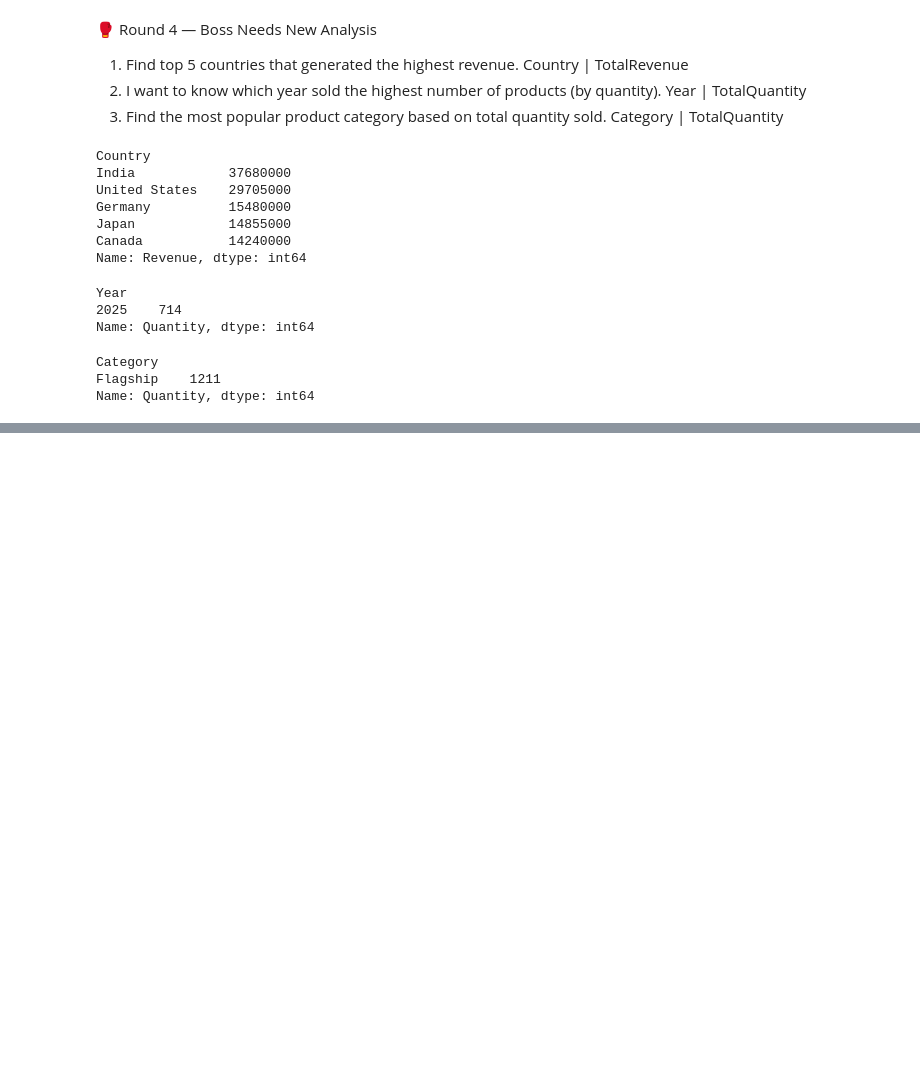
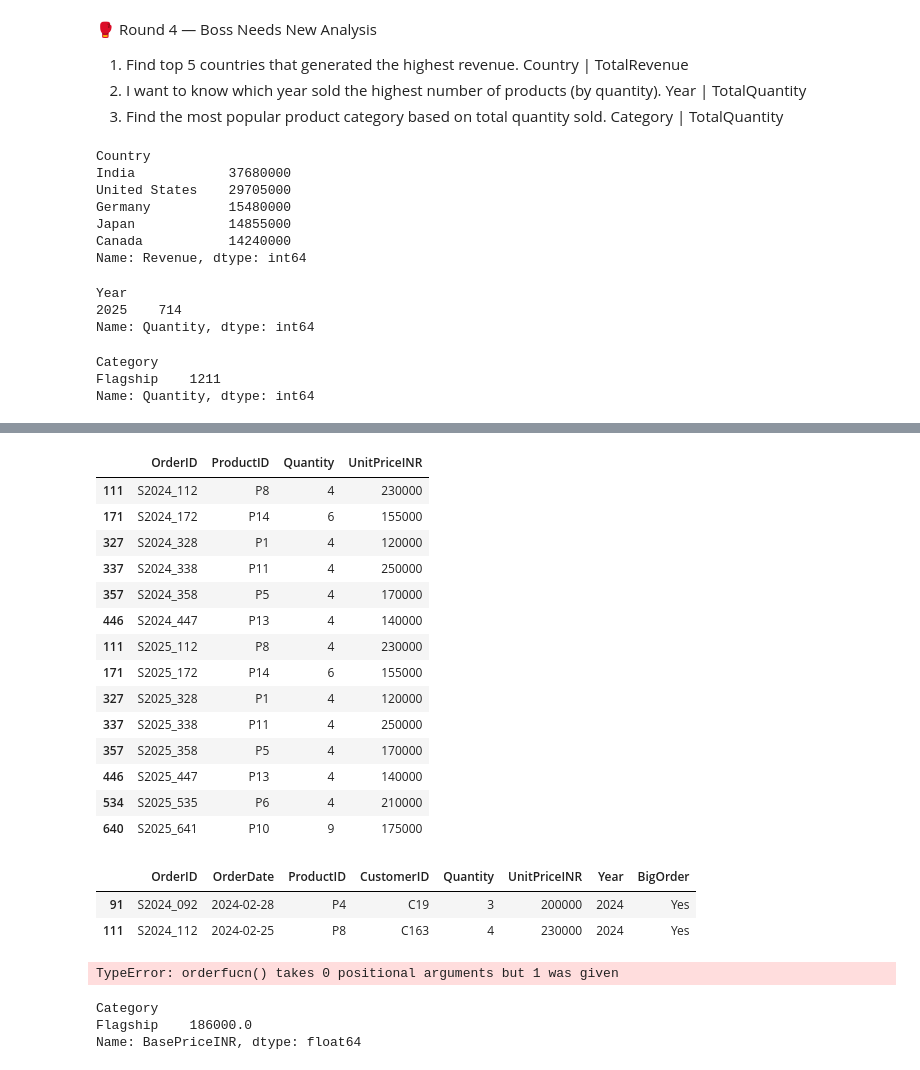
Before and after one commit to KartikGawade17/IEM-HOUSE-Data-Analysis-PANDAS, a Jupyter notebook: iem_analysis.ipynb, the cells around one changed output, grey strips where cells are left out. Saved outputs shown, nothing was run; the diff lists cells and outputs as text; code cells hidden in the pictures; blank space fills up the shorter version.

```diff
--- a/iem_analysis.ipynb
+++ b/iem_analysis.ipynb
@@ -313,0 +330,19 @@ Name: Quantity, dtype: int64
+# %%
+#1
+sales_data[sales_data['Quantity'] > 3] [["OrderID","ProductID","Quantity","UnitPriceINR"]]
+# %% [output]
+|  | OrderID | ProductID | Quantity | UnitPriceINR |
+| 111 | S2024_112 | P8 | 4 | 230000 |
+| 171 | S2024_172 | P14 | 6 | 155000 |
+| 327 | S2024_328 | P1 | 4 | 120000 |
+| 337 | S2024_338 | P11 | 4 | 250000 |
+| 357 | S2024_358 | P5 | 4 | 170000 |
+| 446 | S2024_447 | P13 | 4 | 140000 |
+| 111 | S2025_112 | P8 | 4 | 230000 |
+| 171 | S2025_172 | P14 | 6 | 155000 |
+| 327 | S2025_328 | P1 | 4 | 120000 |
+| 337 | S2025_338 | P11 | 4 | 250000 |
+| 357 | S2025_358 | P5 | 4 | 170000 |
+| 446 | S2025_447 | P13 | 4 | 140000 |
+| 534 | S2025_535 | P6 | 4 | 210000 |
+| 640 | S2025_641 | P10 | 9 | 175000 |
@@ -313,0 +353,24 @@ Name: Quantity, dtype: int64
+# %%
+sales_data[sales_data['BigOrder'] == "Yes"].head(2)
+# %% [output]
+|  | OrderID | OrderDate | ProductID | CustomerID | Quantity | UnitPriceINR | Year | BigOrder |
+| 91 | S2024_092 | 2024-02-28 | P4 | C19 | 3 | 200000 | 2024 | Yes |
+| 111 | S2024_112 | 2024-02-25 | P8 | C163 | 4 | 230000 | 2024 | Yes |
+# %%
+#2
+def orderfucn():
+    if sales_data["Quantity"] >= 3:
+        return "Yes"
+    else:
+        return "No"
+
+sales_data.apply(orderfucn)
+# %% [output]
+TypeError: orderfucn() takes 0 positional arguments but 1 was given
+# %%
+#3
+products_data.groupby("Category")['BasePriceINR'].mean().sort_values(ascending=False)
+# %% [output]
+Category
+Flagship    186000.0
+Name: BasePriceINR, dtype: float64
```
Also changed, not shown: parts of 4 cells of this notebook.
